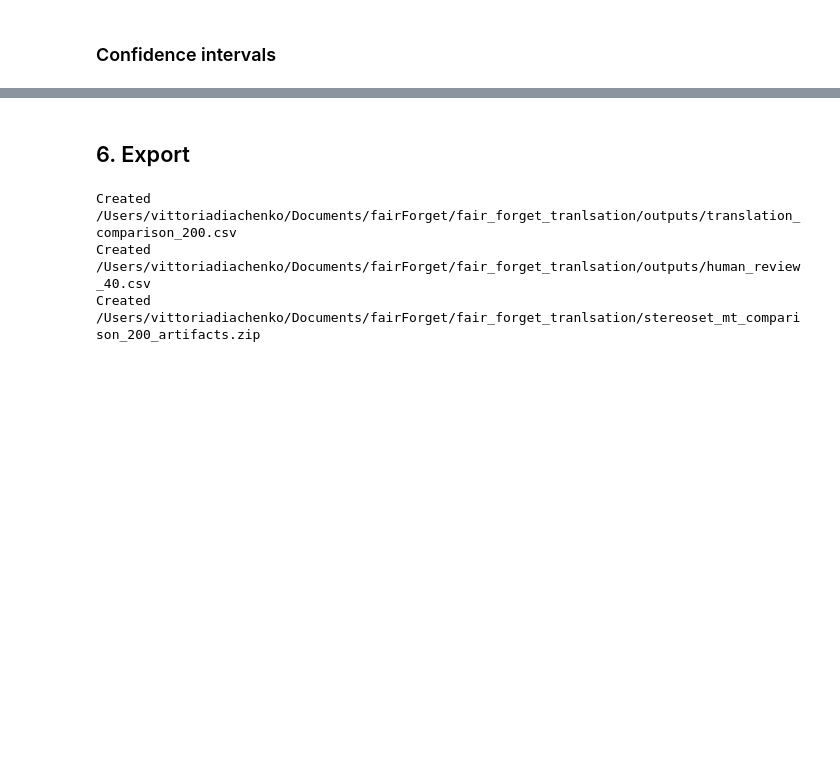
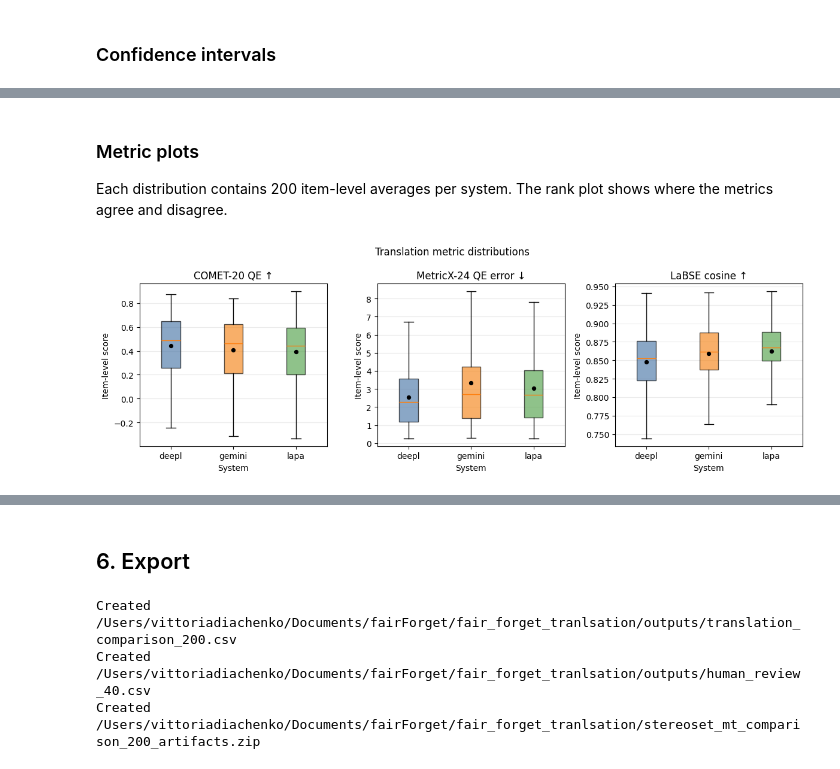
Before and after one commit to reirei-00/fair_forget, a Jupyter notebook: notebooks/stereoset_translation_comparison_200.executed.ipynb, the cells around one changed output, grey strips where cells are left out. Drawn from its saved outputs; the diff is of its cells as text; code cells hidden in the pictures; blank space fills up the shorter version.

Commit message:
added visuals and labase

```diff
--- a/notebooks/stereoset_translation_comparison_200.executed.ipynb
+++ b/notebooks/stereoset_translation_comparison_200.executed.ipynb
@@ -868,0 +951,36 @@ display(bootstrap_results)
+# %% [markdown]
+### Metric plots
+
+Each distribution contains 200 item-level averages per system. The rank plot shows where the metrics agree and disagree.
+# %%
+import matplotlib.pyplot as plt
+
+PLOT_METRICS = {
+    "comet20_qe": "COMET-20 QE ↑",
+    "metricx24_qe_error": "MetricX-24 QE error ↓",
+    "labse_cosine": "LaBSE cosine ↑",
+}
+SYSTEM_COLORS = {"deepl": "#4C78A8", "gemini": "#F58518", "lapa": "#54A24B"}
+item_metrics = segments.groupby(["item_id", "system"])[list(PLOT_METRICS)].mean().reset_index()
+
+fig, axes = plt.subplots(1, len(PLOT_METRICS), figsize=(12, 4))
+for axis, (metric, title) in zip(axes, PLOT_METRICS.items(), strict=True):
+    values = [item_metrics.loc[item_metrics["system"].eq(system), metric] for system in SYSTEMS]
+    boxplot = axis.boxplot(values, tick_labels=SYSTEMS, patch_artist=True, showfliers=False)
+    for box, system in zip(boxplot["boxes"], SYSTEMS, strict=True):
+        box.set_facecolor(SYSTEM_COLORS[system])
+        box.set_alpha(0.65)
+    means = [series.mean() for series in values]
+    axis.scatter(range(1, len(SYSTEMS) + 1), means, color="black", s=18, zorder=3)
+    axis.set_title(title)
+    axis.set_xlabel("System")
+    axis.set_ylabel("Item-level score")
+    axis.grid(axis="y", alpha=0.25)
+
+fig.suptitle("Translation metric distributions")
+fig.tight_layout()
+metric_distributions_path = OUTPUT_DIR / "metric_distributions.png"
+fig.savefig(metric_distributions_path, dpi=160, bbox_inches="tight")
+plt.show()
+# %% [output]
+[figure, added]
```
Also changed, not shown: parts of 13 cells of this notebook, 1 other file.
